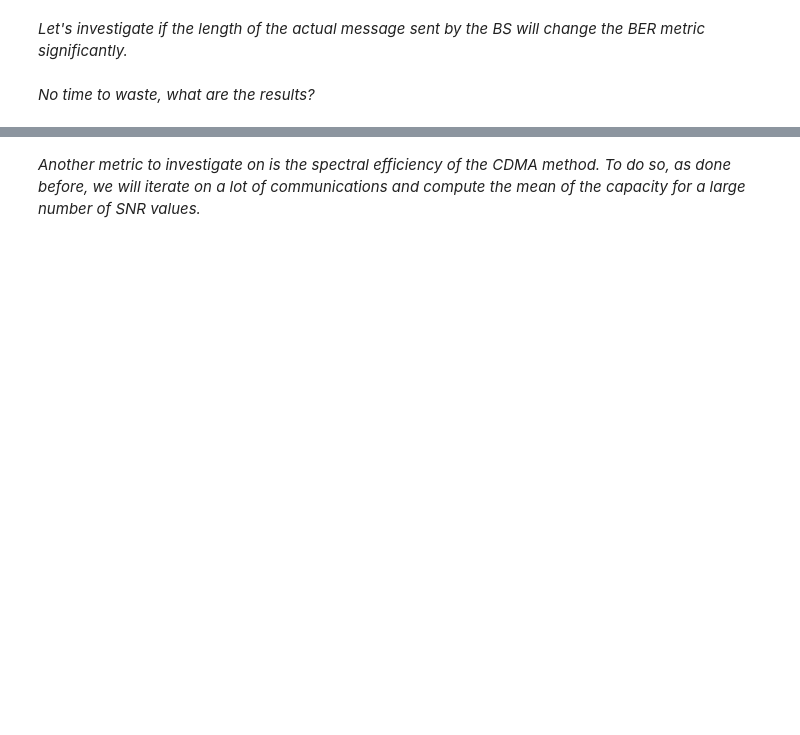
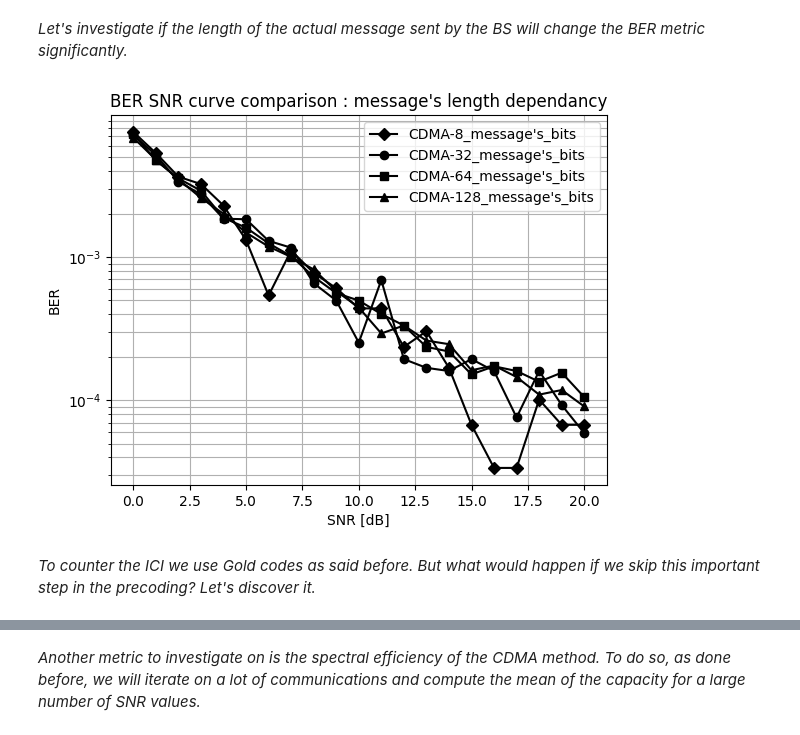
Before and after one commit to BaptisteSambon/LELEC2796-Juju-Baba, a Jupyter notebook: CDMA-final.ipynb, the cells around one changed output, grey strips where cells are left out. Drawn from its saved outputs; the diff is of its cells as text; code cells hidden in the pictures; blank space fills up the shorter version.

```diff
--- a/CDMA-final.ipynb
+++ b/CDMA-final.ipynb
@@ -243,9 +291,11 @@ binary_source = sionna.utils.BinarySource()
 
 # Some parameters used to loop on the different SNR values and evaluate the BER.
 ebn0 = np.arange(0, 21, 1)
-nb_seq = 1000
+nb_seq = 1234
 alpha = 0
 ber = np.zeros(len(ebn0))
+tendancy = []
+previous_ber = 0
 
 # Crosscorrelation coefficients extracted using the Gold codes to simulate the ICI.
 # xCorrNegative is the negative bound and xCorrPositive the positive one of the coefficients.
@@ -281,34 +331,55 @@ for mes in range(len(message)):
             # IT will be used with the Gold codes to represent the ICI.
             signalOtherCells = np.zeros(encoded.shape[0])
             for k in range(encoded.shape[0]):
                 signalOtherCells[k] = random.randint(0, 1)
             signalOtherCells = utils.Binary2PlusMinusOne(signalOtherCells, int)
 
             # Creating a Rayleigh fading channel and random complex noise.
             h = utils.Rayleigh_canal(alpha, len(encoded))
             n = (1j*np.random.normal(scale=np.sqrt(var_noise/2),size=encoded.shape)
                 + np.random.normal(scale=np.sqrt(var_noise/2),size=encoded.shape))
 
             # The received signal expression will thus be the following line.
             # A sum of the encoded data passing through the channel, some random noise and some random interferences.
             # We represent the Gold code action by cancelling the ICI thanks to the crosscorrelation coefficients.
             received = encoded*h + n + signalOtherCells*(xCorrPositive-xCorrNegative)/tx_params["nGold"]
 
             # At the UE, the received data is equalized using MMSE and then decoded with CDMA.
-            mmse = utils.MyMMSE(encoded, h, var_noise, received)
+            mmse = MyMMSE(encoded, h, var_noise, received)
             decoded = utils.CDMA_decode(mmse, tx_params)
 
             # Here we use tensorflow and sionna functions to compute the BER metric of the latter decoded signal.
             decoded_tf = tf.convert_to_tensor(decoded)
             decoded_tf = tf.cast(tf.less(0.0, decoded_tf), tf.float32)
-            BinarySource = tf.cast(tf.less(0.0, BinarySource), tf.float32)
+            BinarySource = tf.cast(tf.less(0.0, data), tf.float32)
             ber_j = sionna.utils.metrics.compute_ber(BinarySource, decoded_tf)
             ber_i[j] = ber_j.numpy()
 
         # Compute the final BER mean value for a specific SNR.
         ber[i] = np.mean(ber_i)
 
+        # For sake of having a nice plot, if the BER=0 due to numerical computations,
+        # we change its value with the current tendancy.
+        if i>0:
+            tendancy.append(abs(ber[i]-previous_ber))
+        if ber[i]<1e-6:
+            ber[i]=abs(previous_ber-np.mean(tendancy))
+        previous_ber = ber[i]
+
     # A nice plot of the corresponding BER/SNR curve for the current message's length.
     plt.semilogy(ebn0, ber, symbols[mes], label="CDMA-"+str(message[mes])+"_message's_bits", color="black")
+
+plt.xlabel("SNR [dB]")
+plt.ylabel("BER")
+plt.xscale("linear")
+plt.yscale("log")
+plt.grid(which="both")
+plt.legend()
+plt.title("BER SNR curve comparison : message's length dependancy")
+plt.savefig("CDMA-images/MyBERSNRmessage.png")
+plt.show()
+
+# Reset of the initial message's number of bits.
+tx_params["nMessage"] = 6
+# %% [output]
+[figure, added]
-# %% [markdown]
-*No time to waste, what are the results?*
@@ -327,0 +386,2 @@ tx_params["nMessage"] = 6
+# %% [markdown]
+*To counter the ICI we use Gold codes as said before. But what would happen if we skip this important step in the precoding? Let's discover it.*
```
Also changed, not shown: parts of 12 cells of this notebook, 6 other files.
